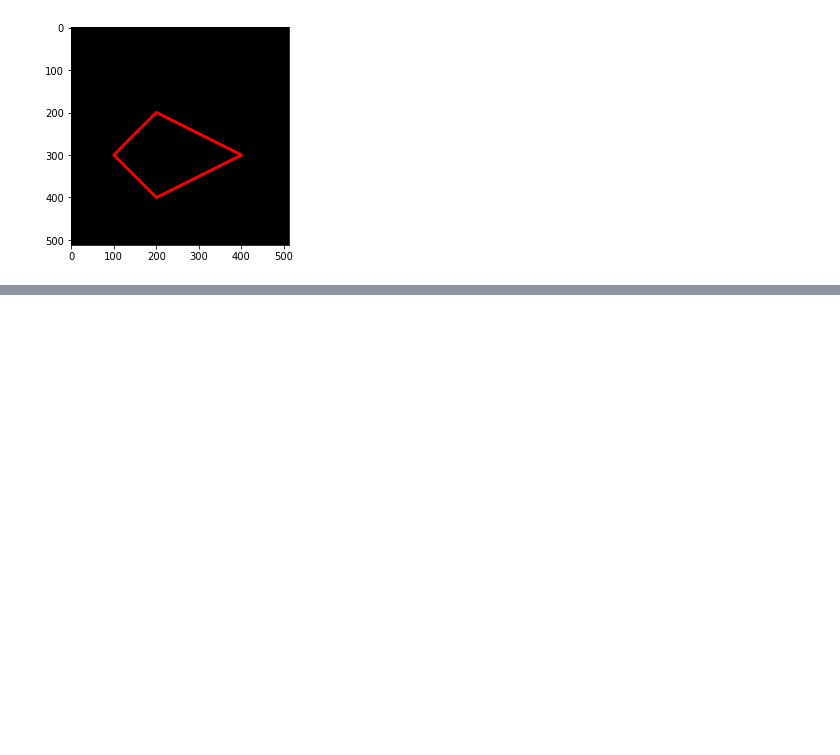
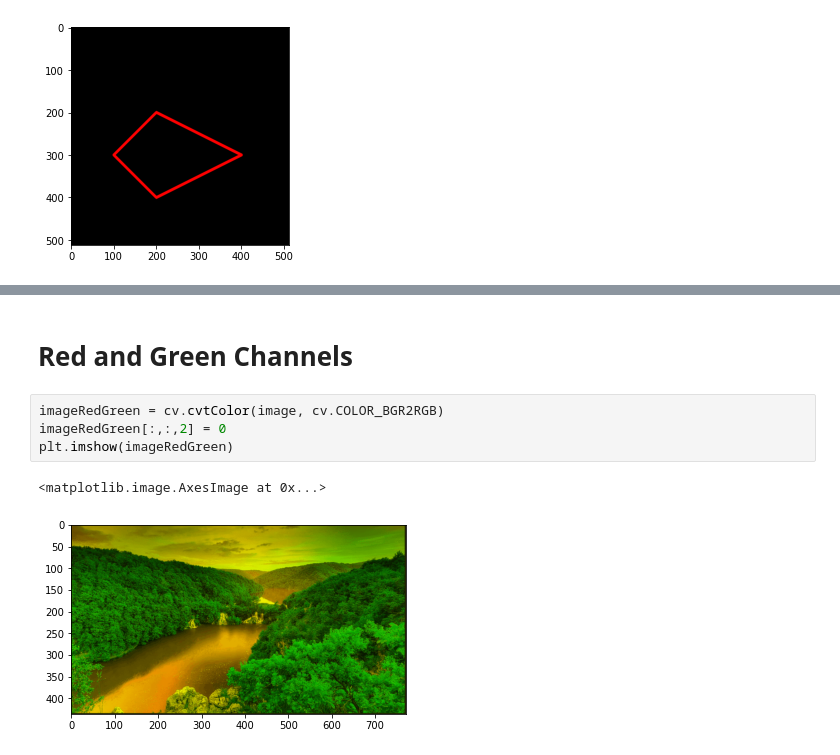
Before and after one commit to Omar630603/DIP-Course-2022, a Jupyter notebook: Week2.ipynb, the cells around one changed output, grey strips where cells are left out. Cells and saved outputs as stored; diff of their text form; blank space fills up the shorter version.

```diff
--- a/Week2.ipynb
+++ b/Week2.ipynb
@@ -141,0 +161,9 @@ plt.imshow(black_img2)
+# %% [markdown]
+# Red and Green Channels
+# %%
+imageRedGreen = cv.cvtColor(image, cv.COLOR_BGR2RGB)
+imageRedGreen[:,:,2] = 0
+plt.imshow(imageRedGreen)
+# %% [output]
+<matplotlib.image.AxesImage at 0x...>
+[figure, added]
```
Also changed, not shown: parts of 16 cells of this notebook.
